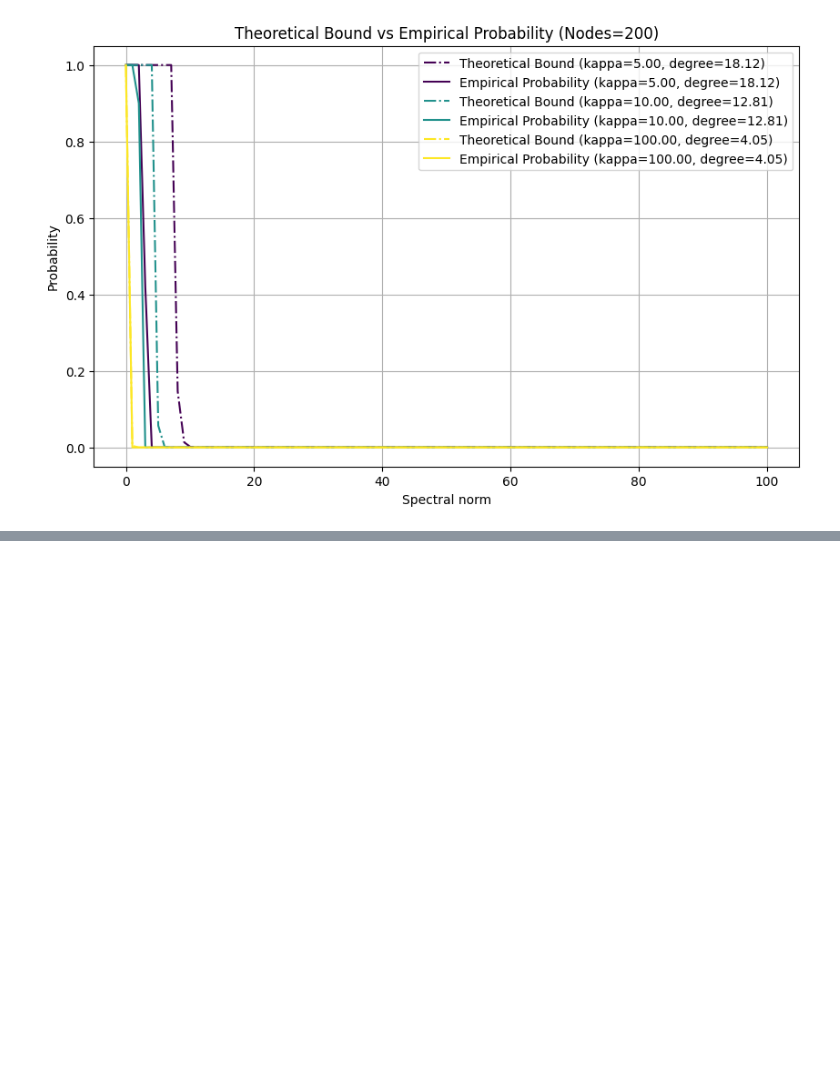
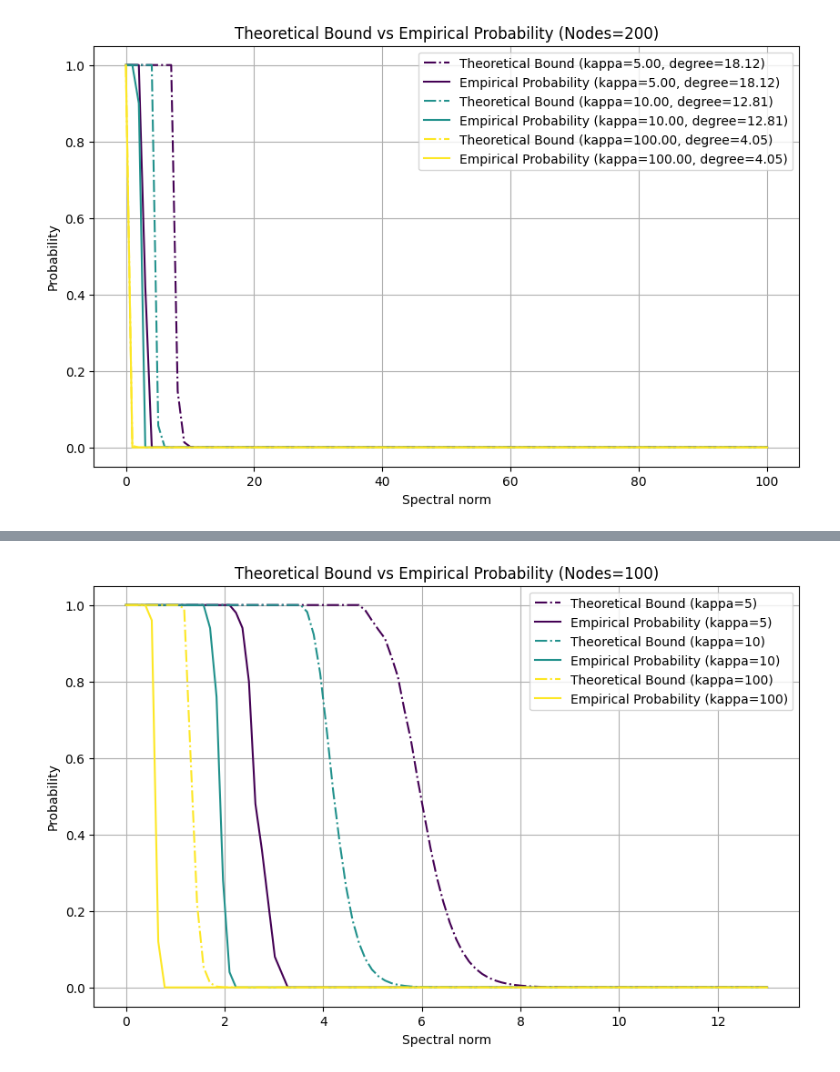
Before and after one commit to zhexin1904/my_SE_sync, a Jupyter notebook: python/simulation_1.ipynb, the cells around one changed output, grey strips where cells are left out. Cells and saved outputs as stored; diff of their text form; code cells hidden in the pictures; blank space fills up the shorter version.

```diff
--- a/python/simulation_1.ipynb
+++ b/python/simulation_1.ipynb
@@ -821,0 +972,99 @@ for num_nodes in num_nodes_list:
+# %%
+import numpy as np
+import networkx as nx
+import matplotlib.pyplot as plt
+import matplotlib.cm as cm
+
+# Function to generate a block symmetric Kronecker matrix
+def generate_kron_matrix(adj_matrix, sigma):
+    S1 = np.array([[0,  0,  0], [0,  0, -1], [0,  1,  0]])
+    S2 = np.array([[0,  0,  1], [0,  0,  0], [-1, 0,  0]])
+    S3 = np.array([[0, -1,  0], [1,  0,  0], [0,  0,  0]])
+
+    n = adj_matrix.shape[0]
+    D_matrices = [[None for _ in range(n)] for _ in range(n)]
+
+    for i in range(n):
+        for j in range(i, n):
+            if adj_matrix[i, j] != 0:
+                phi = np.random.normal(0, sigma, 3)
+                D = phi[0] * S1 + phi[1] * S2 + phi[2] * S3
+                D_matrices[i][j] = D
+                D_matrices[j][i] = D.T
+            else:
+                D_matrices[i][j] = np.zeros((3, 3))
+                D_matrices[j][i] = np.zeros((3, 3))
+
+    kron_matrix = np.zeros((3 * n, 3 * n))
+    for i in range(n):
+        for j in range(n):
+            kron_matrix[3*i:3*(i+1), 3*j:3*(j+1)] = D_matrices[i][j]
+
+    return kron_matrix
+
+# Function to compute the largest eigenvalue of a matrix
+def compute_largest_eigenvalue(matrix):
+    eigenvalues = np.linalg.eigvals(matrix)
+    return np.max(np.abs(eigenvalues))
+
+# Function to compute theoretical bound per instance
+def theoretical_bound(t, num_nodes, kappa, max_degree):
+    return np.minimum((2 * 3 * num_nodes) * np.exp((- kappa * t**2) / (2 * max_degree)), 1)
+
+# Parameters
+num_nodes = 100  # Number of nodes
+kappa_values = [5, 10, 100]  # Different values of kappa to test
+num_trials = 50  # Number of trials per kappa
+t_values = np.linspace(0, 13, 100)  # Range of t values for probability estimation
+
+# Store results
+results = {kappa: {'eigenvalues': [], 'theoretical_bounds': []} for kappa in kappa_values}
+
+# Run experiments
+for kappa in kappa_values:
+    sigma = np.sqrt(1 / (2 * kappa))  # Standard deviation for random normal samples
+
+    for _ in range(num_trials):
+        # Generate a random geometric graph
+        r = 1.25 * np.sqrt(np.log(num_nodes) / (np.pi * num_nodes))
+        G = nx.random_geometric_graph(num_nodes, r)
+        max_degree = max(dict(G.degree()).values())  # Compute max degree per trial
+
+        # Generate Kronecker matrix and compute largest eigenvalue
+        adj_matrix = nx.adjacency_matrix(G).todense()
+        kron_matrix = generate_kron_matrix(adj_matrix, sigma)
+        largest_eigenvalue = compute_largest_eigenvalue(kron_matrix)
+
+        # Compute theoretical bound specific to this graph instance
+        bound_values = theoretical_bound(t_values, num_nodes, kappa, max_degree)
+
+        # Store results
+        results[kappa]['eigenvalues'].append(largest_eigenvalue)
+        results[kappa]['theoretical_bounds'].append(bound_values)
+
+# Compute empirical probabilities and average theoretical bound
+fig, ax = plt.subplots(figsize=(10, 6))
+colors = cm.viridis(np.linspace(0, 1, len(kappa_values)))
+
+for kappa, color in zip(kappa_values, colors):
+    eigenvalues = np.array(results[kappa]['eigenvalues'])
+
+    # Compute empirical probability
+    empirical_probs = [np.mean(eigenvalues >= t) for t in t_values]
+
+    # Compute averaged theoretical bound
+    theoretical_bounds = np.array(results[kappa]['theoretical_bounds'])
+    avg_theoretical_bound = np.mean(theoretical_bounds, axis=0)  # Average across trials
+
+    # Plot
+    ax.plot(t_values, avg_theoretical_bound, label=f'Theoretical Bound (kappa={kappa})', linestyle='dashdot', color=color)
+    ax.plot(t_values, empirical_probs, label=f'Empirical Probability (kappa={kappa})', linestyle='solid', color=color)
+
+ax.set_xlabel('Spectral norm')
+ax.set_ylabel('Probability')
+ax.set_title(f'Theoretical Bound vs Empirical Probability (Nodes={num_nodes})')
+ax.legend()
+ax.grid(True)
+plt.show()
+# %% [output]
+[figure, added]
```
Also changed, not shown: parts of 4 cells of this notebook, 4 other files.
